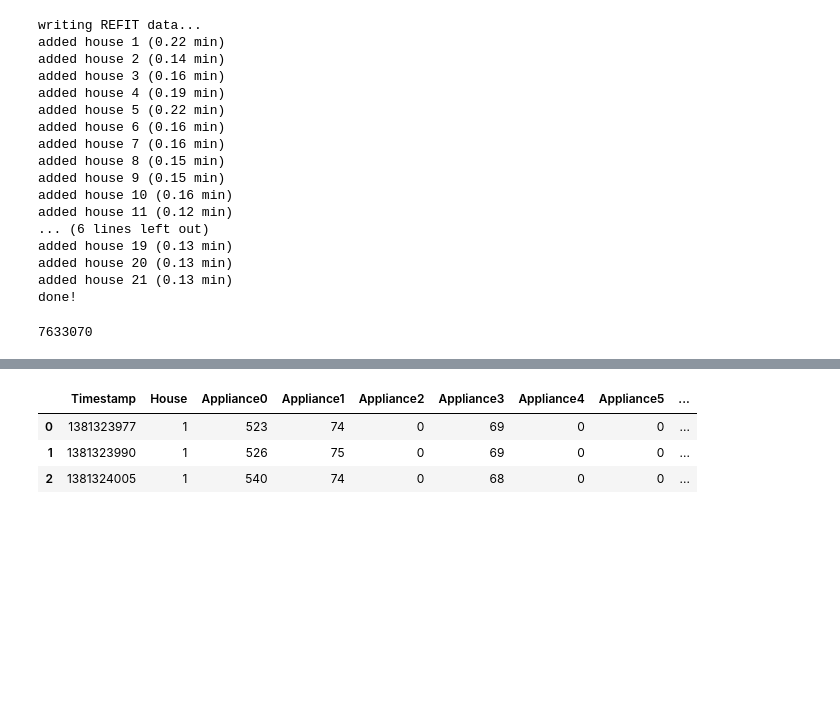
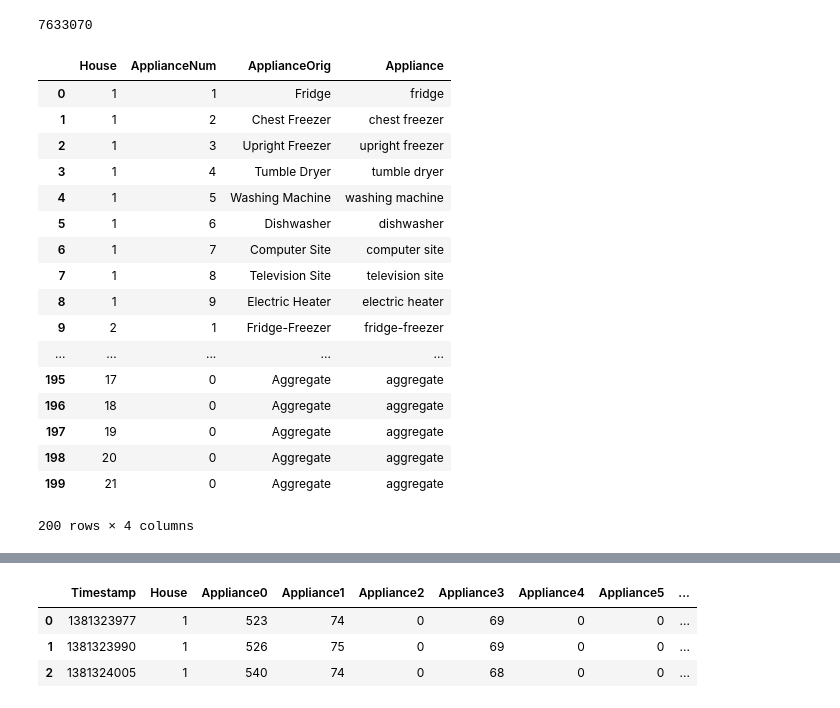
Before and after one commit to sipolac/thesis, a Jupyter notebook: py/Untitled.ipynb, the cells around one changed output, grey strips where cells are left out. Drawn from its saved outputs; the diff is of its cells as text; code cells hidden in the pictures; blank space fills up the shorter version.

```diff
--- a/py/Untitled.ipynb
+++ b/py/Untitled.ipynb
@@ -28,4 +43,4 @@ dir_data = os.path.join(dir_proj, 'data')
 # %%
 params_appliance = get_params_appliance()
-app = pd.read_csv(os.path.join(dir_data, 'appliances.csv'))
+app_df = pd.read_csv(os.path.join(dir_data, 'appliances.csv'))
 refit_data_path = os.path.join(dir_data, 'REFITPowerData111215')
@@ -32,26 +50,6 @@ refit_data_path = os.path.join(dir_data, 'REFITPowerData111215')
 # %%
-reload(io)
-conn = sqlite3.connect(os.path.join(dir_data, 'refit.db'))
-dir_houses = os.path.join(dir_data, 'refit')
+# conn = sqlite3.connect(os.path.join(dir_data, 'refit.db'))
 # data_import.save_refit_data_to_sqlite(conn, refit_data_path, nrows=None)
-io.save_refit_data(conn, refit_data_path, 'numpy', dir_houses=dir_houses, dir_data=dir_data, nrows=None)
-conn.close()
+io.save_refit_data(refit_data_path, 'numpy', dir_refit=dir_refit, dir_data=dir_data, nrows=None)
+# conn.close()
-# %% [output]
-writing REFIT data...
-added house 1 (0.22 min)
-added house 2 (0.14 min)
-added house 3 (0.16 min)
-added house 4 (0.19 min)
-added house 5 (0.22 min)
-added house 6 (0.16 min)
-added house 7 (0.16 min)
-added house 8 (0.15 min)
-added house 9 (0.15 min)
-added house 10 (0.16 min)
-added house 11 (0.12 min)
-... (6 lines left out)
-added house 19 (0.13 min)
-added house 20 (0.13 min)
-added house 21 (0.13 min)
-done!
 # %%
@@ -59,2 +57,23 @@ len(np.load(os.path.join(dir_houses, 'house1', 'timestamp.npy')))
 # %% [output]
 7633070
+# %%
+app_df
+# %% [output]
+|  | House | ApplianceNum | ApplianceOrig | Appliance |
+| 0 | 1 | 1 | Fridge | fridge |
+| 1 | 1 | 2 | Chest Freezer | chest freezer |
+| 2 | 1 | 3 | Upright Freezer | upright freezer |
+| 3 | 1 | 4 | Tumble Dryer | tumble dryer |
+| 4 | 1 | 5 | Washing Machine | washing machine |
+| 5 | 1 | 6 | Dishwasher | dishwasher |
+| 6 | 1 | 7 | Computer Site | computer site |
+| 7 | 1 | 8 | Television Site | television site |
+| 8 | 1 | 9 | Electric Heater | electric heater |
+| 9 | 2 | 1 | Fridge-Freezer | fridge-freezer |
+| ... | ... | ... | ... | ... |
+| 195 | 17 | 0 | Aggregate | aggregate |
+| 196 | 18 | 0 | Aggregate | aggregate |
+| 197 | 19 | 0 | Aggregate | aggregate |
+| 198 | 20 | 0 | Aggregate | aggregate |
+| 199 | 21 | 0 | Aggregate | aggregate |
+200 rows × 4 columns
```
Also changed, not shown: parts of 11 cells of this notebook, 3 other files.
